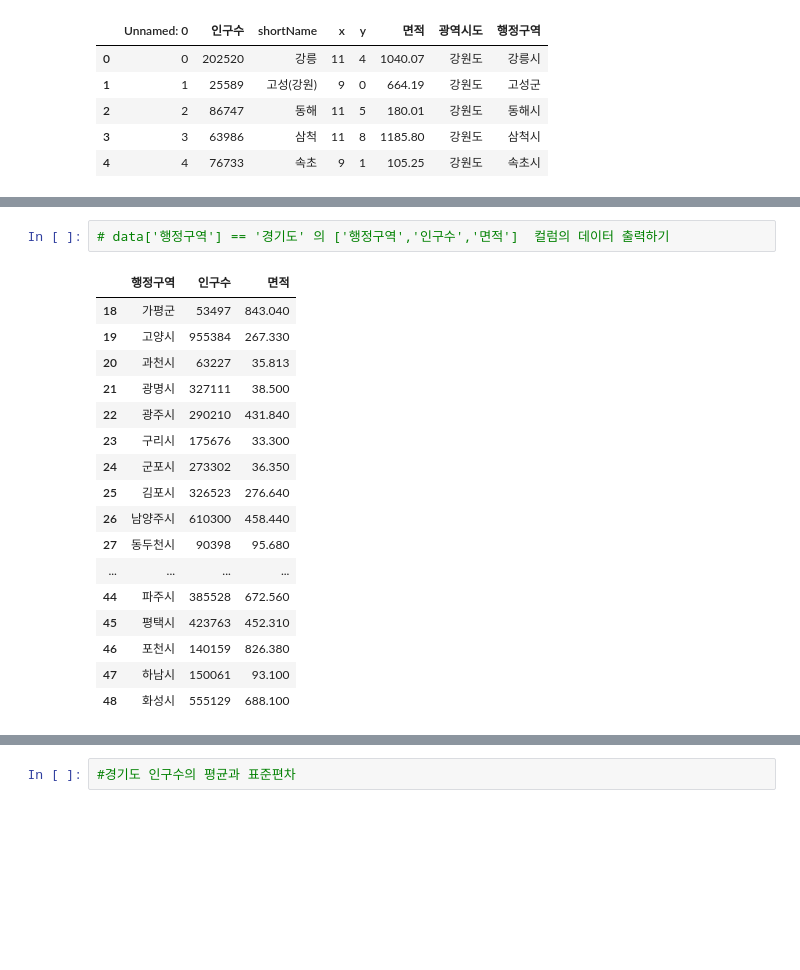
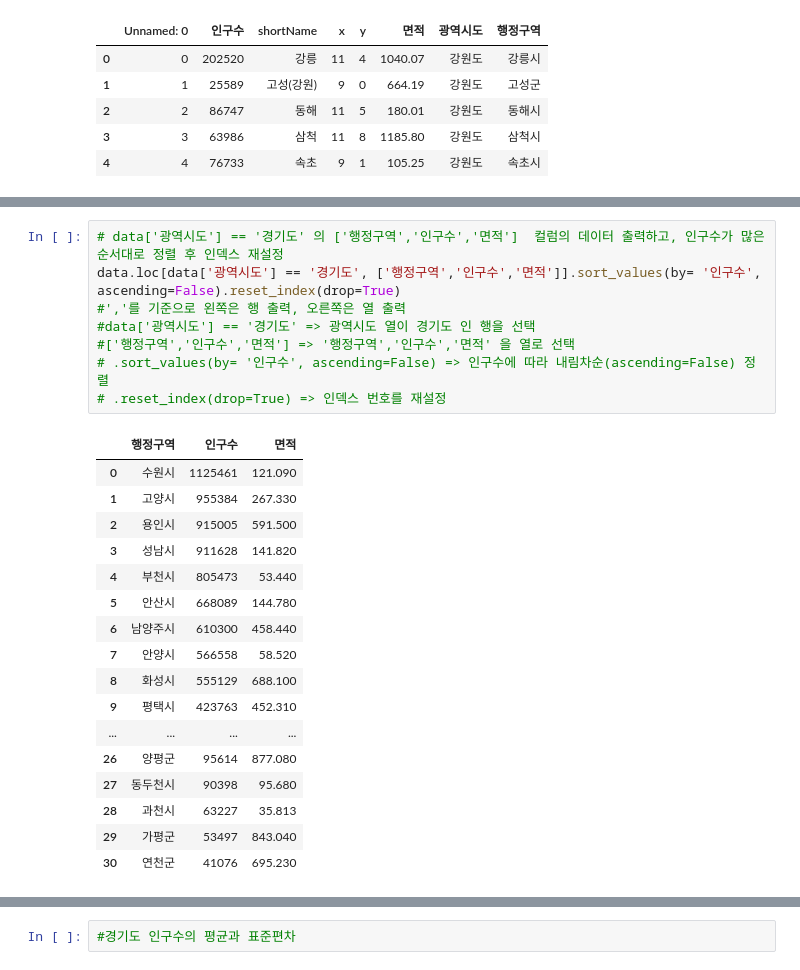
Before and after one commit to gyujin00/Python_Webscraping_Analysis, a Jupyter notebook: 03.행정구역정보_분석과시각화.ipynb, the cells around one changed output, grey strips where cells are left out. Saved outputs shown, nothing was run; the diff lists cells and outputs as text; blank space fills up the shorter version.

```diff
--- a/03.행정구역정보_분석과시각화.ipynb
+++ b/03.행정구역정보_분석과시각화.ipynb
@@ -276,22 +361,28 @@ array(['강원도', '경기도', '경상남도', '경상북도', '광주광역
 세종특별자치시     1
 Name: count, dtype: int64
 # %%
-# data['행정구역'] == '경기도' 의 ['행정구역','인구수','면적']  컬럼의 데이터 출력하기
+# data['광역시도'] == '경기도' 의 ['행정구역','인구수','면적']  컬럼의 데이터 출력하고, 인구수가 많은 순서대로 정렬 후 인덱스 재설정
+data.loc[data['광역시도'] == '경기도', ['행정구역','인구수','면적']].sort_values(by= '인구수', ascending=False).reset_index(drop=True)
+#','를 기준으로 왼쪽은 행 출력, 오른쪽은 열 출력
+#data['광역시도'] == '경기도' => 광역시도 열이 경기도 인 행을 선택
+#['행정구역','인구수','면적'] => '행정구역','인구수','면적' 을 열로 선택
+# .sort_values(by= '인구수', ascending=False) => 인구수에 따라 내림차순(ascending=False) 정렬
+# .reset_index(drop=True) => 인덱스 번호를 재설정
 # %% [output]
 |  | 행정구역 | 인구수 | 면적 |
-| 18 | 가평군 | 53497 | 843.040 |
-| 19 | 고양시 | 955384 | 267.330 |
-| 20 | 과천시 | 63227 | 35.813 |
-| 21 | 광명시 | 327111 | 38.500 |
-| 22 | 광주시 | 290210 | 431.840 |
-| 23 | 구리시 | 175676 | 33.300 |
-| 24 | 군포시 | 273302 | 36.350 |
-| 25 | 김포시 | 326523 | 276.640 |
-| 26 | 남양주시 | 610300 | 458.440 |
+| 0 | 수원시 | 1125461 | 121.090 |
+| 1 | 고양시 | 955384 | 267.330 |
+| 2 | 용인시 | 915005 | 591.500 |
+| 3 | 성남시 | 911628 | 141.820 |
+| 4 | 부천시 | 805473 | 53.440 |
+| 5 | 안산시 | 668089 | 144.780 |
+| 6 | 남양주시 | 610300 | 458.440 |
+| 7 | 안양시 | 566558 | 58.520 |
+| 8 | 화성시 | 555129 | 688.100 |
+| 9 | 평택시 | 423763 | 452.310 |
+| ... | ... | ... | ... |
+| 26 | 양평군 | 95614 | 877.080 |
 | 27 | 동두천시 | 90398 | 95.680 |
-| ... | ... | ... | ... |
-| 44 | 파주시 | 385528 | 672.560 |
-| 45 | 평택시 | 423763 | 452.310 |
-| 46 | 포천시 | 140159 | 826.380 |
-| 47 | 하남시 | 150061 | 93.100 |
-| 48 | 화성시 | 555129 | 688.100 |
+| 28 | 과천시 | 63227 | 35.813 |
+| 29 | 가평군 | 53497 | 843.040 |
+| 30 | 연천군 | 41076 | 695.230 |
```
Also changed, not shown: parts of 33 cells of this notebook.
